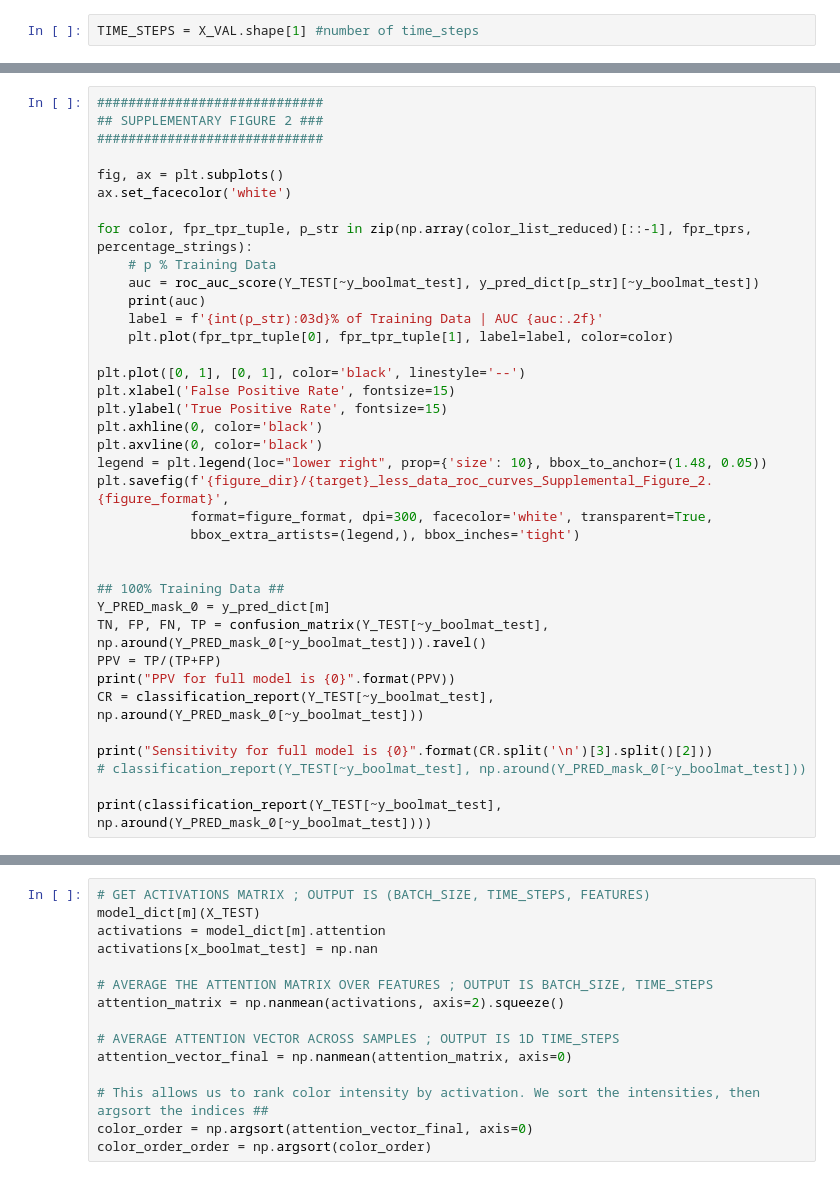
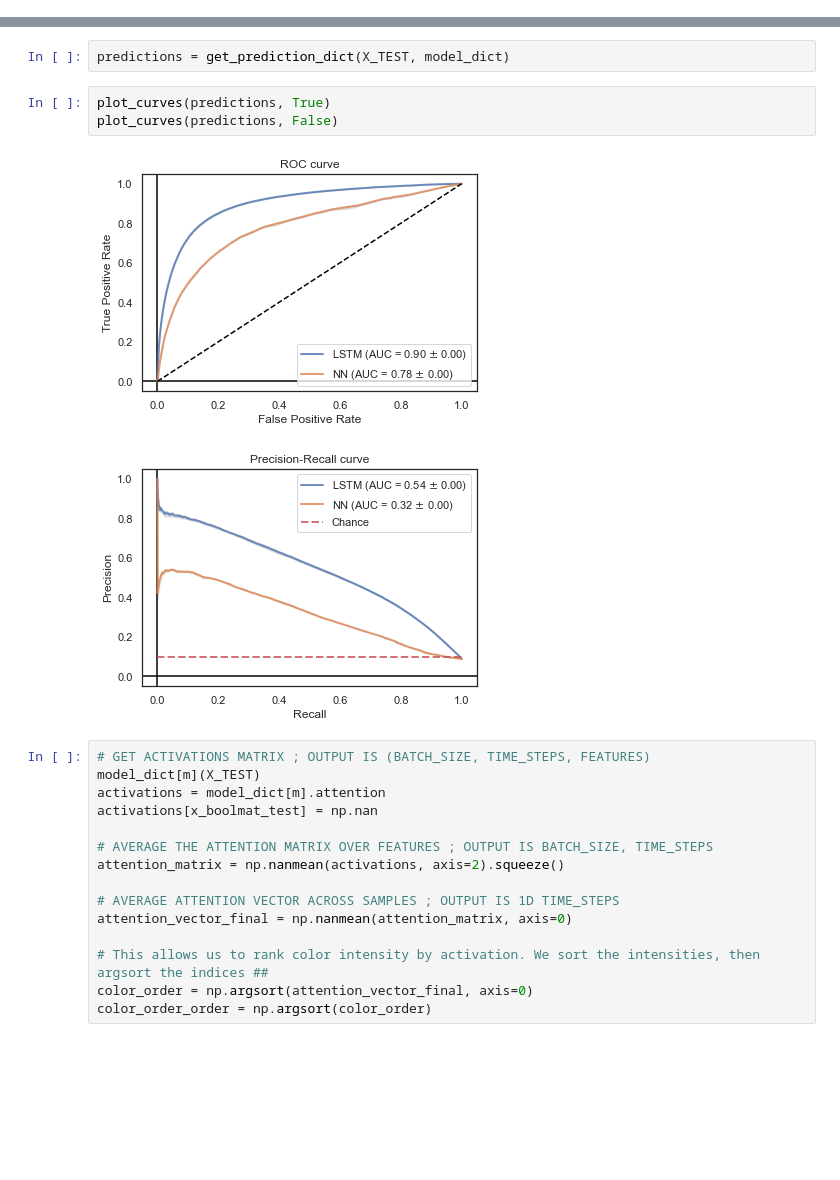
Before and after one commit to moskast/mimic_model, a Jupyter notebook: test.ipynb, the cells around one changed output, grey strips where cells are left out. Saved outputs shown, nothing was run; the diff lists cells and outputs as text; blank space fills up the shorter version.

Commit message:
Refactored Code and created comparison plots of NN vs LSTM

```diff
--- a/test.ipynb
+++ b/test.ipynb
@@ -74,2 +75,0 @@ print(X_TRAIN.shape)
-# %%
-TIME_STEPS = X_VAL.shape[1] #number of time_steps
@@ -235,37 +177,0 @@ fpr_tprs = fpr_tpr_dict.values()
-# %%
-#############################
-## SUPPLEMENTARY FIGURE 2 ###
-#############################
-
-fig, ax = plt.subplots()
-ax.set_facecolor('white')
-
-for color, fpr_tpr_tuple, p_str in zip(np.array(color_list_reduced)[::-1], fpr_tprs, percentage_strings):
-    # p % Training Data
-    auc = roc_auc_score(Y_TEST[~y_boolmat_test], y_pred_dict[p_str][~y_boolmat_test])
-    print(auc)
-    label = f'{int(p_str):03d}% of Training Data | AUC {auc:.2f}'
-    plt.plot(fpr_tpr_tuple[0], fpr_tpr_tuple[1], label=label, color=color)
-
-plt.plot([0, 1], [0, 1], color='black', linestyle='--')
-plt.xlabel('False Positive Rate', fontsize=15)
-plt.ylabel('True Positive Rate', fontsize=15)
-plt.axhline(0, color='black')
-plt.axvline(0, color='black')
-legend = plt.legend(loc="lower right", prop={'size': 10}, bbox_to_anchor=(1.48, 0.05))
-plt.savefig(f'{figure_dir}/{target}_less_data_roc_curves_Supplemental_Figure_2.{figure_format}',
-            format=figure_format, dpi=300, facecolor='white', transparent=True,
-            bbox_extra_artists=(legend,), bbox_inches='tight')
-
-
-## 100% Training Data ##
-Y_PRED_mask_0 = y_pred_dict[m]
-TN, FP, FN, TP = confusion_matrix(Y_TEST[~y_boolmat_test], np.around(Y_PRED_mask_0[~y_boolmat_test])).ravel()
-PPV = TP/(TP+FP)
-print("PPV for full model is {0}".format(PPV))
-CR = classification_report(Y_TEST[~y_boolmat_test], np.around(Y_PRED_mask_0[~y_boolmat_test]))
-
-print("Sensitivity for full model is {0}".format(CR.split('\n')[3].split()[2]))
-# classification_report(Y_TEST[~y_boolmat_test], np.around(Y_PRED_mask_0[~y_boolmat_test]))
-
-print(classification_report(Y_TEST[~y_boolmat_test], np.around(Y_PRED_mask_0[~y_boolmat_test])))
@@ -272,3 +241,11 @@ print(classification_report(Y_TEST[~y_boolmat_test], np.around(Y_PRED_mask_0[~y_
+# %%
+predictions = get_prediction_dict(X_TEST, model_dict)
+# %%
+plot_curves(predictions, True)
+plot_curves(predictions, False)
+# %% [output]
+[figure, added]
+[figure, added]
 # %%
 # GET ACTIVATIONS MATRIX ; OUTPUT IS (BATCH_SIZE, TIME_STEPS, FEATURES)
 model_dict[m](X_TEST)
```
Also changed, not shown: parts of 11 cells of this notebook, 3 other files.
